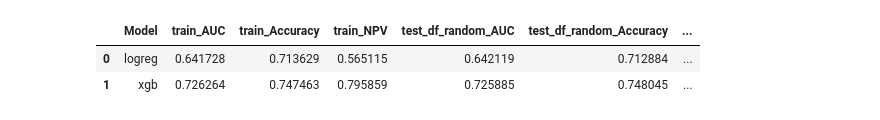
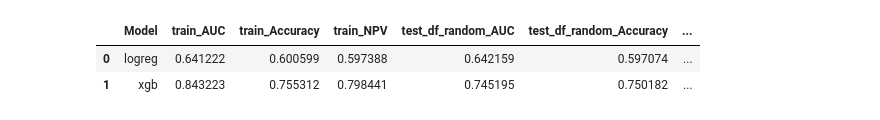
Before and after one commit to BradenEberhard/Expected-Throwing-Value, a Jupyter notebook: models/etv_training.ipynb, the cells around one changed output. Drawn from its saved outputs; the diff is of its cells as text; code cells hidden in the pictures.

Commit message:
data augmentation

```diff
--- a/models/etv_training.ipynb
+++ b/models/etv_training.ipynb
@@ -11,7 +11,10 @@ data_path = '../data/processed/data_splits_1003.jblb'
 train_df, test_df_time, test_df_random, test_df_thrower = get_data(data_path)
 test_dfs = [test_df_random, test_df_time, test_df_thrower]
 storage = 'sqlite:///model_tuning.db'
-train_df = train_df[train_df['throw_distance'] > 3]
+train_df = train_df[train_df['throw_distance'] >= 1]
+MIRROR = True
+NOISE_FACTOR=0.03
+SMOTE=True
 # %%
 # features = thrower_context
 # target = 'outcome'
@@ -43,8 +25,8 @@ train_df = train_df[train_df['throw_distance'] > 3]
 # %%
 features = thrower_context + game_context
 target = 'point_outcome'
-data_config = get_data_config(features, target, train_df, test_dfs, False)
-best_models, best_params = run_optuna_trials(data_config, model_config, suffix='fv_point_game', delete_models=True, storage=storage)
+data_config = get_data_config(features, target, train_df, test_dfs, mirror=MIRROR, noise_factor=NOISE_FACTOR, smote=SMOTE)
+best_models, best_params = run_optuna_trials(data_config, model_config, suffix='fv_point_game_augment_all', delete_models=True, storage=storage)
 metrics_df = evaluate_models(best_models, data_config)
 metrics_df
 # %% [output]
@@ -68,3 +46,3 @@ metrics_df
 |  | Model | train_AUC | train_Accuracy | train_NPV | test_df_random_AUC | test_df_random_Accuracy | ... |
-| 0 | logreg | 0.641728 | 0.713629 | 0.565115 | 0.642119 | 0.712884 | ... |
-| 1 | xgb | 0.726264 | 0.747463 | 0.795859 | 0.725885 | 0.748045 | ... |
+| 0 | logreg | 0.641222 | 0.600599 | 0.597388 | 0.642159 | 0.597074 | ... |
+| 1 | xgb | 0.843223 | 0.755312 | 0.798441 | 0.745195 | 0.750182 | ... |
```
Also changed, not shown: parts of 6 cells of this notebook, 8 other files.
